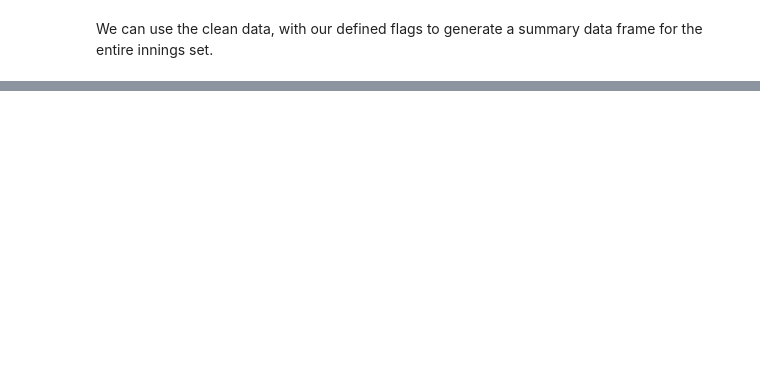
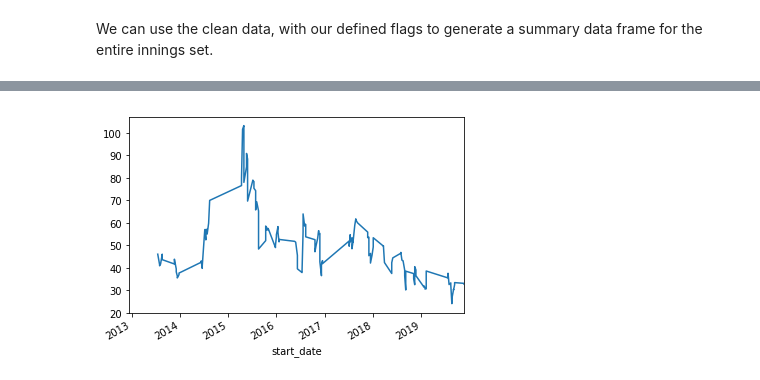
Before and after one commit to willcanniford/python-web-scraping, a Jupyter notebook: espn_cricinfo/top_4_player_class.ipynb, the cells around one changed output, grey strips where cells are left out. Drawn from its saved outputs; the diff is of its cells as text; code cells hidden in the pictures; blank space fills up the shorter version.

```diff
--- a/espn_cricinfo/top_4_player_class.ipynb
+++ b/espn_cricinfo/top_4_player_class.ipynb
@@ -229,0 +265,3 @@ root.batting_summary()
+# %%
+rolling_15 = root.rolling_average_innings(15)
+rolling_15
@@ -229,0 +288,5 @@ root.batting_summary()
+# %%
+rolling_15.average.plot()
+plt.show()
+# %% [output]
+[figure, added]
```
Also changed, not shown: parts of 13 cells of this notebook, 1 other file.
